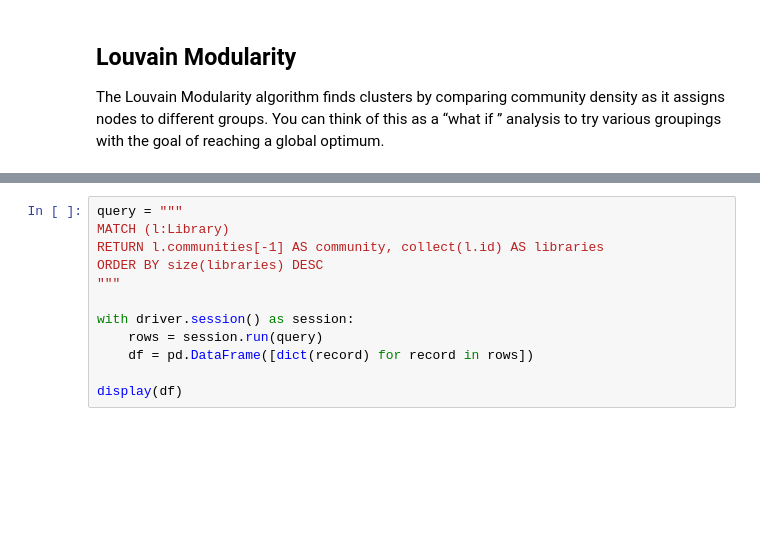
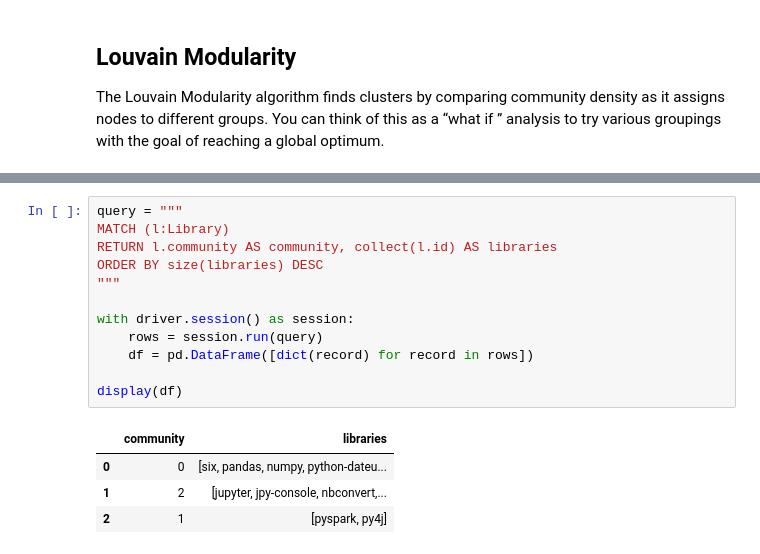
Before and after one commit to mneedham/oreilly-graph-algorithms-learning-course, a Jupyter notebook: notebooks/Module4.ipynb, the cells around one changed output, grey strips where cells are left out. Cells and saved outputs as stored; diff of their text form; blank space fills up the shorter version.

```diff
--- a/notebooks/Module4.ipynb
+++ b/notebooks/Module4.ipynb
@@ -223,12 +445,17 @@ with driver.session() as session:
 # %%
 query = """
 MATCH (l:Library)
-RETURN l.communities[-1] AS community, collect(l.id) AS libraries
+RETURN l.community AS community, collect(l.id) AS libraries
 ORDER BY size(libraries) DESC
 """
 
 with driver.session() as session:
     rows = session.run(query)
     df = pd.DataFrame([dict(record) for record in rows])
 
 display(df)
+# %% [output]
+|  | community | libraries |
+| 0 | 0 | [six, pandas, numpy, python-dateu... |
+| 1 | 2 | [jupyter, jpy-console, nbconvert,... |
+| 2 | 1 | [pyspark, py4j] |
```
Also changed, not shown: parts of 20 cells of this notebook, 4 other files.
